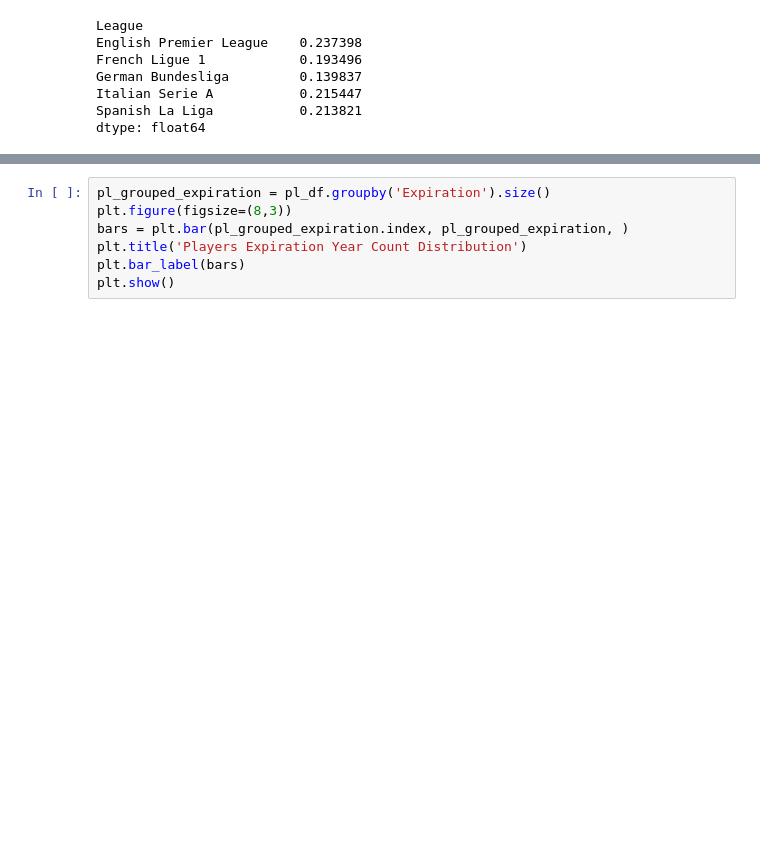
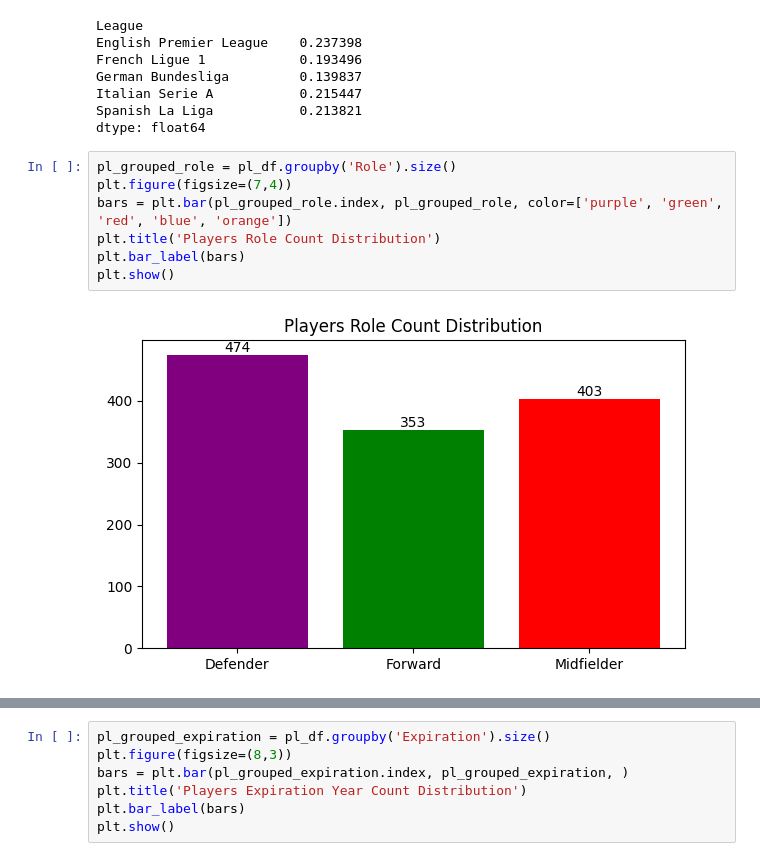
Before and after one commit to federicopaschetta/FootballPlayersAnalysis, a Jupyter notebook: analysis.ipynb, the cells around one changed output, grey strips where cells are left out. Cells and saved outputs as stored; diff of their text form; blank space fills up the shorter version.

```diff
--- a/analysis.ipynb
+++ b/analysis.ipynb
@@ -108,3 +145,12 @@ German Bundesliga         0.139837
 Italian Serie A           0.215447
 Spanish La Liga           0.213821
 dtype: float64
+# %%
+pl_grouped_role = pl_df.groupby('Role').size()
+plt.figure(figsize=(7,4))
+bars = plt.bar(pl_grouped_role.index, pl_grouped_role, color=['purple', 'green', 'red', 'blue', 'orange'])
+plt.title('Players Role Count Distribution')
+plt.bar_label(bars)
+plt.show()
+# %% [output]
+[figure, added]
```
Also changed, not shown: parts of 31 cells of this notebook, 1 other file.
